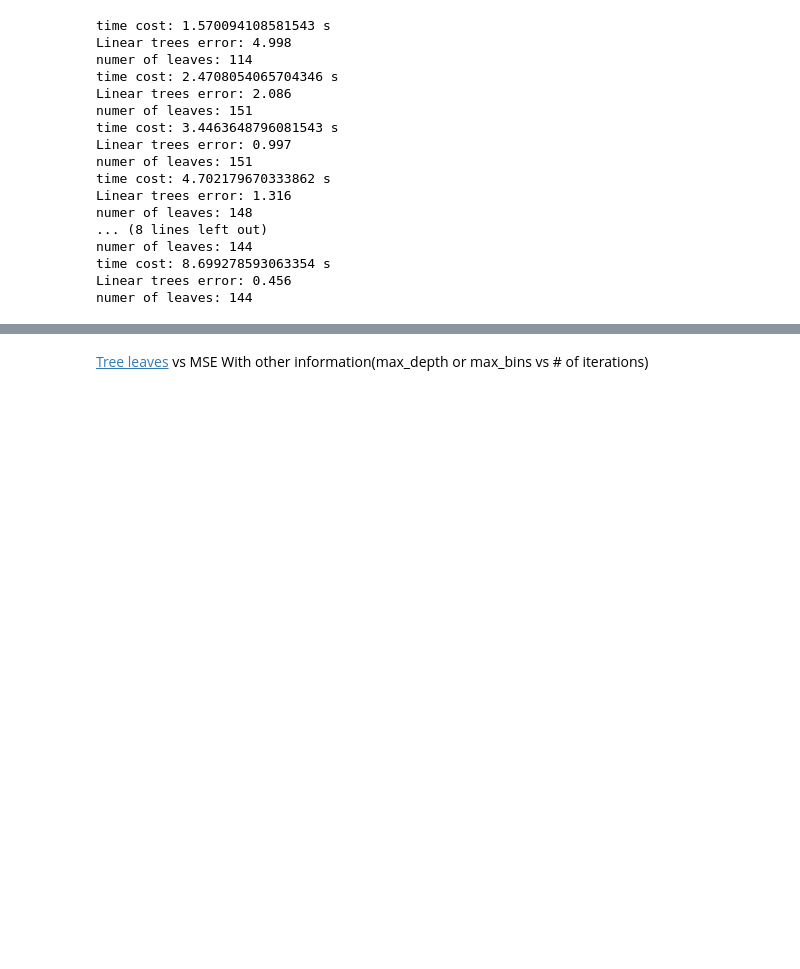
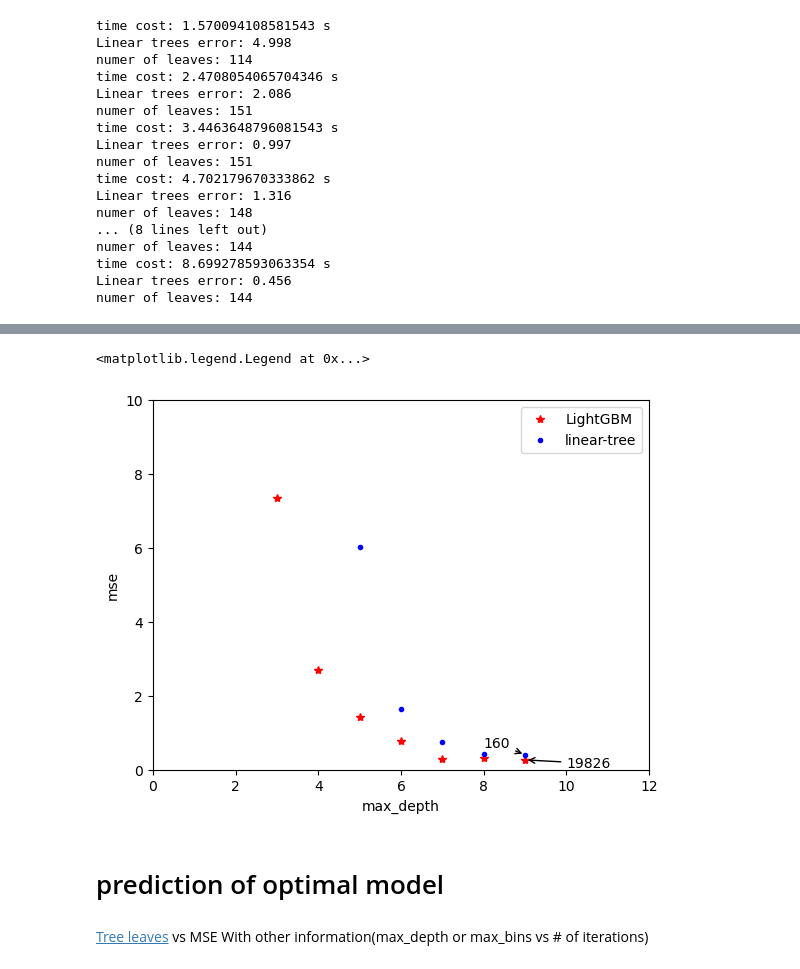
Before and after one commit to linshumeng/OMLT_ML, a Jupyter notebook: LightGBM_thermo.ipynb, the cells around one changed output, grey strips where cells are left out. Cells and saved outputs as stored; diff of their text form; code cells hidden in the pictures; blank space fills up the shorter version.

Commit message:
Upload the plot for max_depth

```diff
--- a/LightGBM_thermo.ipynb
+++ b/LightGBM_thermo.ipynb
@@ -266,0 +326,21 @@ plt.legend(labels=['LightGBM', 'linear-tree'])
+# %%
+LT_dic = {}
+for i in range(len(max_depth)):
+    time_start = time.time()
+    regr = LinearTreeRegressor(LinearRegression(), criterion='mse', max_bins=60,
+                               min_samples_leaf=8, max_depth=max_depth[i], min_impurity_decrease=0.1)
+    regr.fit(X_train, y_train)
+    time_end = time.time()
+    print('time cost:', time_end - time_start, 's')
+    y_pred_linear = regr.predict(X_test)
+    print(
+        f"Linear trees error: {round(mean_squared_error(y_test, y_pred_linear),3)}")
+    df = model_linear.trees_to_dataframe()
+    # len(df[df["right_child"].isnull()]) == len(
+    #     df[df["left_child"].isnull()]) == len(df[df["decision_type"].isnull()])
+    print('numer of leaves:', len(regr.summary(only_leaves=True)))
+    LT_dic['model' +
+            str(i)] = {'time': time_end - time_start,
+                       'mse': round(mean_squared_error(y_test, y_pred_linear), 3),
+                       'num_leaves': len(regr.summary(only_leaves=True))}
+time_start=time.time()
@@ -267,3 +365,29 @@ plt.legend(labels=['LightGBM', 'linear-tree'])
+# %%
+for i in range(len(max_depth)):
+    plt.plot(max_depth[i], lgb_dic['model' + str(i)]['mse'], 'r*')
+    plt.plot(max_depth[i], LT_dic['model' + str(i)]['mse'], 'b.')
+    if i == len(max_bins) - 1:
+    #     print('last')
+        plt.annotate(lgb_dic['model' + str(i)]['num_leaves'],
+                     xy=(max_depth[i], lgb_dic['model' + str(i)]['mse']),
+                     xytext=(max_depth[i] + 1,
+                                lgb_dic['model' + str(i)]['mse'] - 0.2),
+                        arrowprops=dict(arrowstyle="->"))
+        plt.annotate(LT_dic['model' + str(i)]['num_leaves'],
+                     xy=(max_depth[i], LT_dic['model' + str(i)]['mse']),
+                     xytext=(max_depth[i] - 1,
+                             LT_dic['model' + str(i)]['mse'] + 0.2),
+                     arrowprops=dict(arrowstyle="->"))
+plt.ylim(0, 10)
+plt.xlim(0, 12)
+plt.ylabel("mse")
+plt.xlabel("max_depth")
+plt.legend(labels=['LightGBM', 'linear-tree'])
+# %% [output]
+<matplotlib.legend.Legend at 0x...>
+[figure, added]
+# %% [markdown]
+# prediction of optimal model
 # %% [markdown]
 [Tree leaves](https://www.programiz.com/dsa/full-binary-tree) vs MSE
 With other information(max_depth or max_bins vs # of iterations)
```
Also changed, not shown: parts of 4 cells of this notebook.
